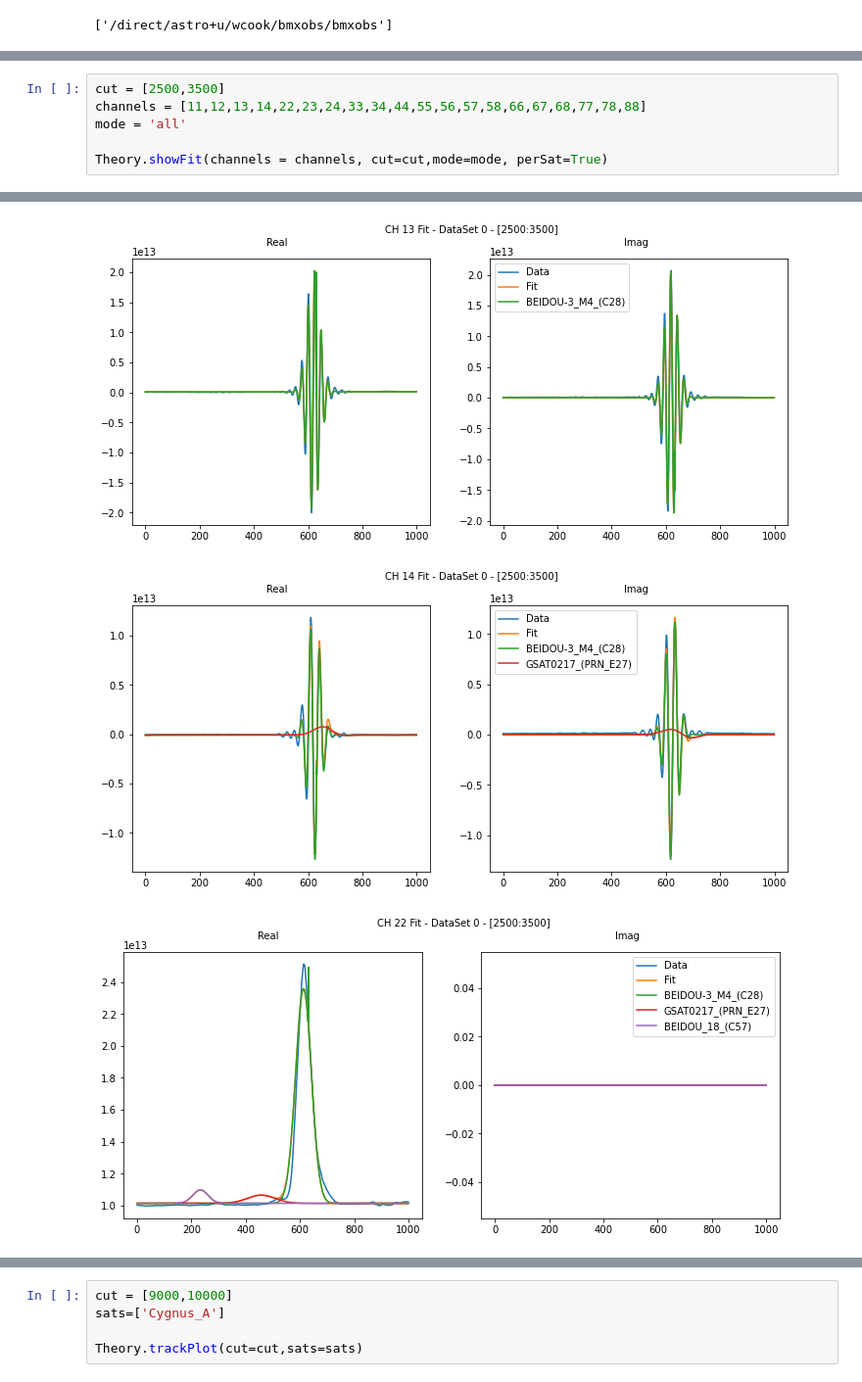
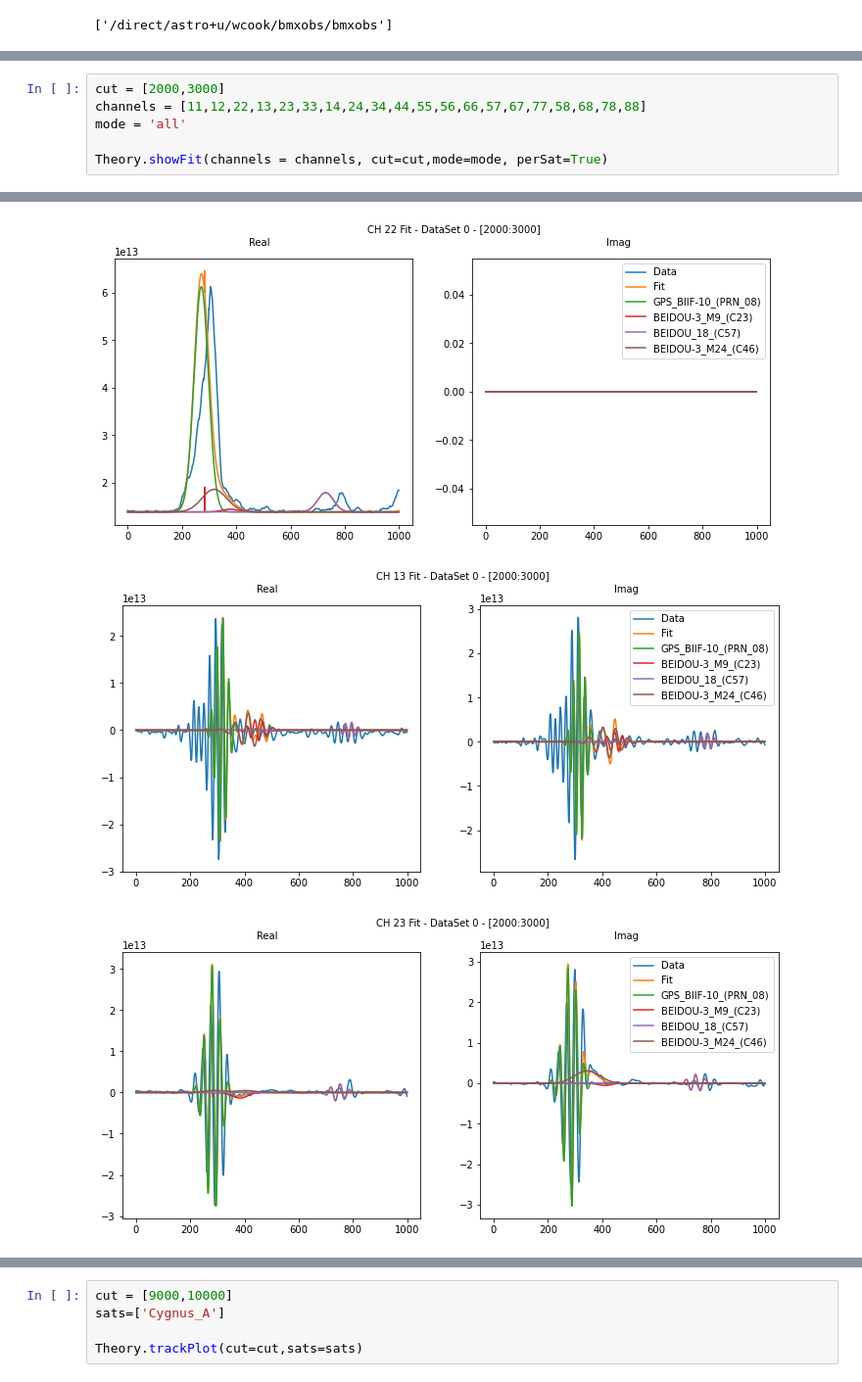
Before and after one commit to bmxdemo/bmxobs, a Jupyter notebook: fitViewer.ipynb, the cells around one changed output, grey strips where cells are left out. Shown at 98% size. Drawn from its saved outputs; the diff is of its cells as text.

```diff
--- a/fitViewer.ipynb
+++ b/fitViewer.ipynb
@@ -39,6 +39,6 @@ print(sum(Theory.fitFunc({})**2))
 # %%
-cut = [2500,3500]
-channels = [11,12,13,14,22,23,24,33,34,44,55,56,57,58,66,67,68,77,78,88]
+cut = [2000,3000]
+channels = [11,12,22,13,23,33,14,24,34,44,55,56,66,57,67,77,58,68,78,88]
 mode = 'all'
 
 Theory.showFit(channels = channels, cut=cut,mode=mode, perSat=True)
@@ -48,3 +48,3 @@ Theory.showFit(channels = channels, cut=cut,mode=mode, perSat=True)
-[figure, old version]
+[figure, new version]
-[figure, old version]
+[figure, new version]
-[figure, old version]
+[figure, new version]
```
Also changed, not shown: parts of 5 cells of this notebook, 8 other files.
